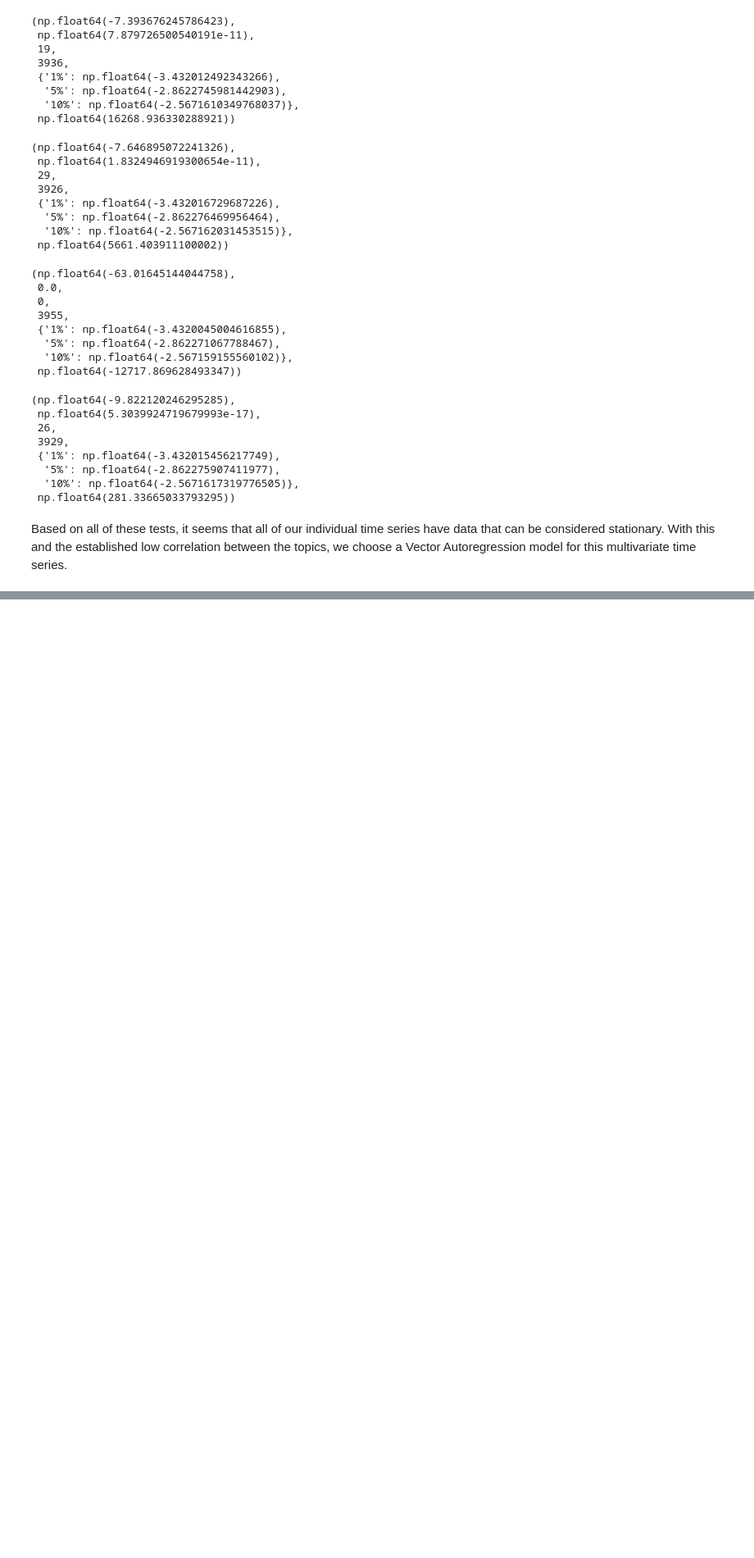
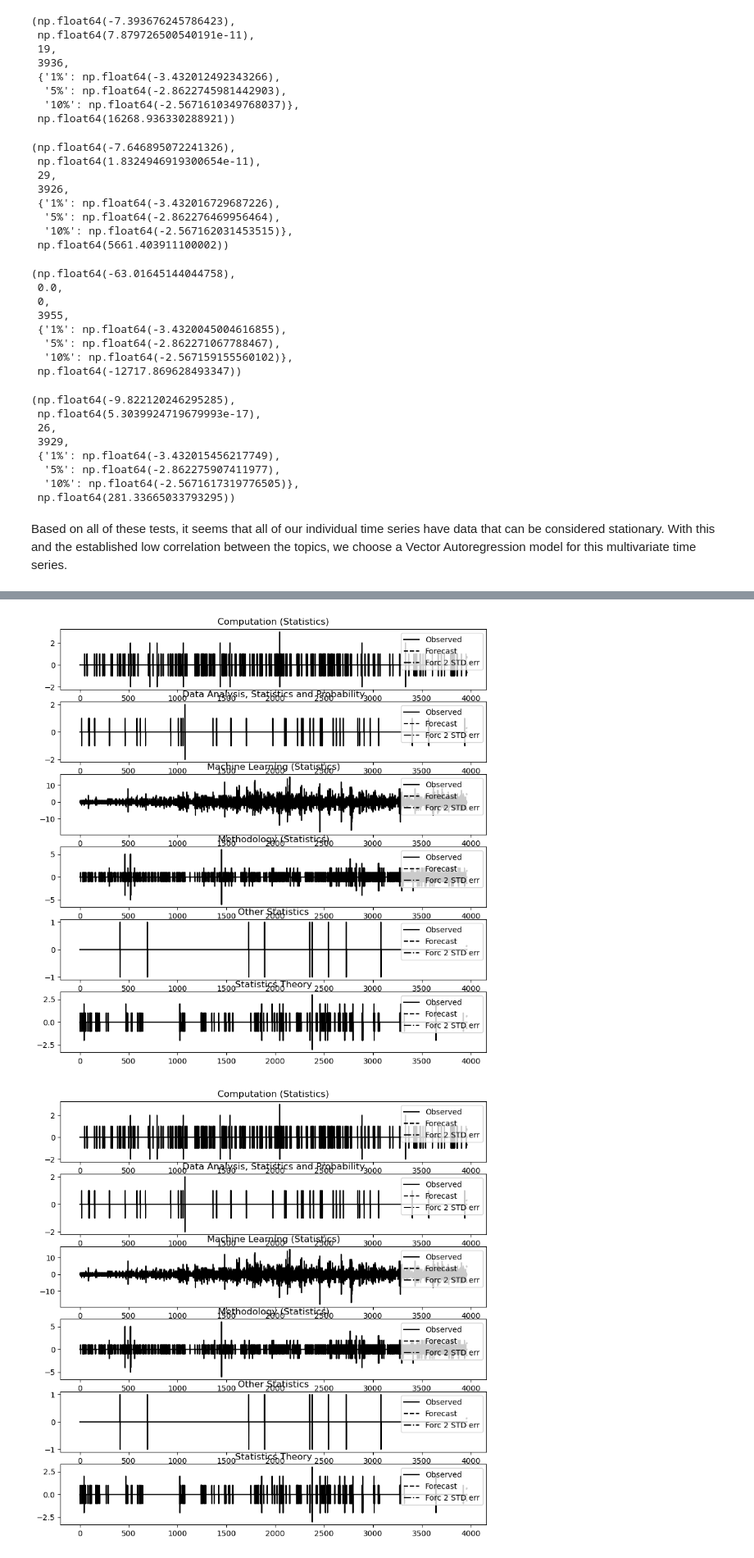
Before and after one commit to narenp12/stats140finalproj, a Jupyter notebook: stat.ipynb, the cells around one changed output, grey strips where cells are left out. Shown at 82% size. Saved outputs shown, nothing was run; the diff lists cells and outputs as text; code cells hidden in the pictures; blank space fills up the shorter version.

```diff
--- a/stat.ipynb
+++ b/stat.ipynb
@@ -402,0 +431,7 @@ Based on all of these tests, it seems that all of our individual time series hav
+# %%
+results = model.fit(maxlags=10, ic='aic')
+# %%
+results.plot_forecast(10)
+# %% [output]
+[figure, added]
+[figure, added]
```
Also changed, not shown: parts of 8 cells of this notebook.
